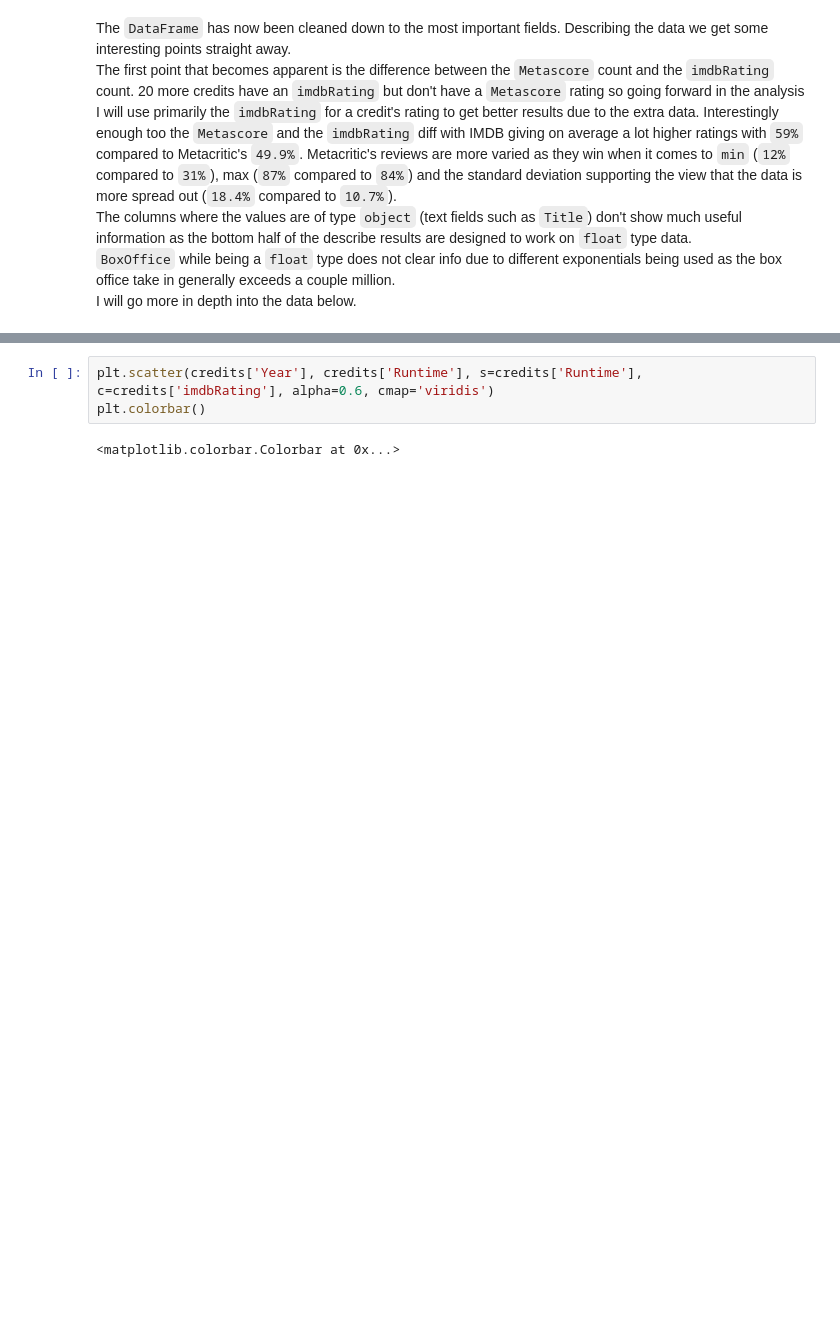
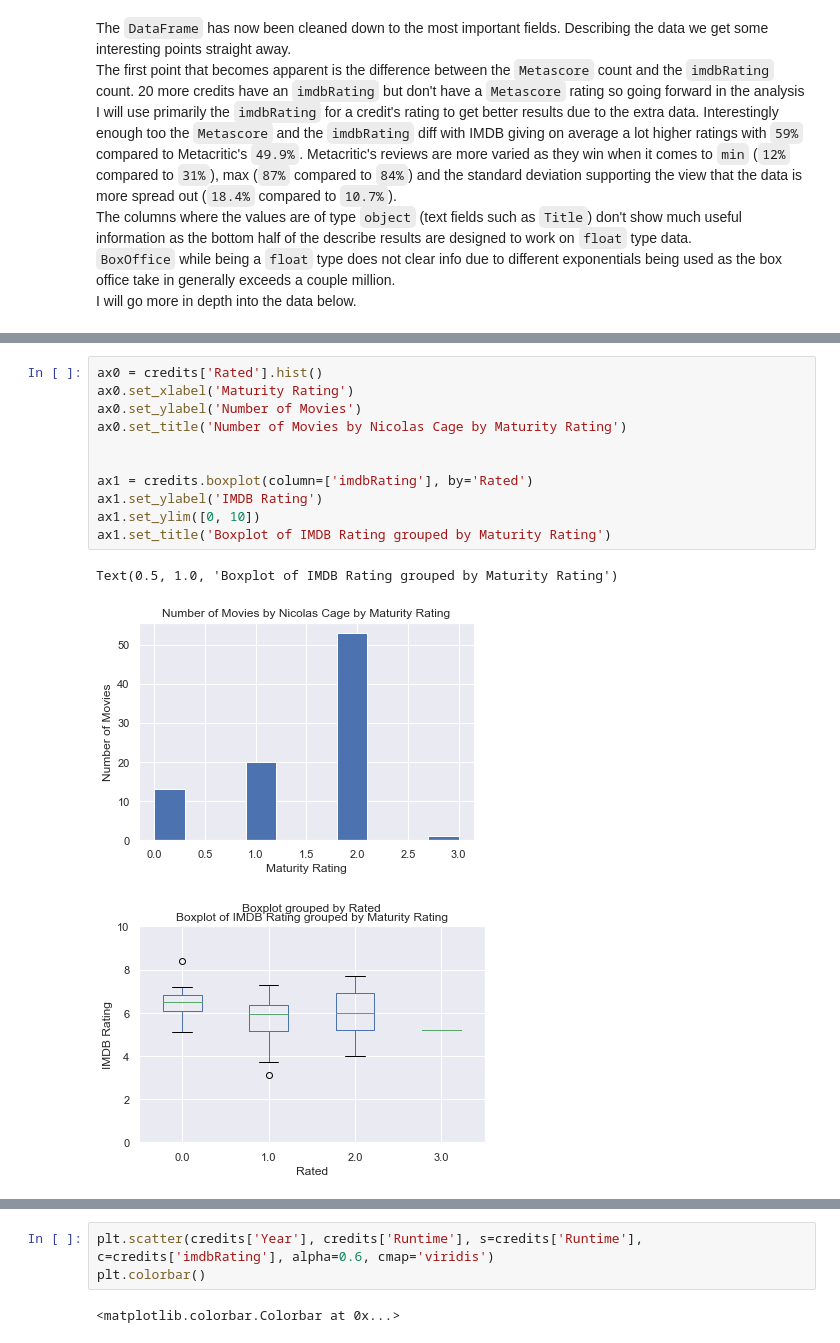
Before and after one commit to RyanJennings1/COMP41680, a Jupyter notebook: COMP41680 Project 1 - 19205824.ipynb, the cells around one changed output, grey strips where cells are left out. Drawn from its saved outputs; the diff is of its cells as text; blank space fills up the shorter version.

```diff
--- a/COMP41680 Project 1 - 19205824.ipynb
+++ b/COMP41680 Project 1 - 19205824.ipynb
@@ -348,0 +372,15 @@ array([[<matplotlib.axes._subplots.AxesSubplot object at 0x...>,
+# %%
+ax0 = credits['Rated'].hist()
+ax0.set_xlabel('Maturity Rating')
+ax0.set_ylabel('Number of Movies')
+ax0.set_title('Number of Movies by Nicolas Cage by Maturity Rating')
+
+
+ax1 = credits.boxplot(column=['imdbRating'], by='Rated')
+ax1.set_ylabel('IMDB Rating')
+ax1.set_ylim([0, 10])
+ax1.set_title('Boxplot of IMDB Rating grouped by Maturity Rating')
+# %% [output]
+Text(0.5, 1.0, 'Boxplot of IMDB Rating grouped by Maturity Rating')
+[figure, added]
+[figure, added]
```
Also changed, not shown: parts of 18 cells of this notebook.
